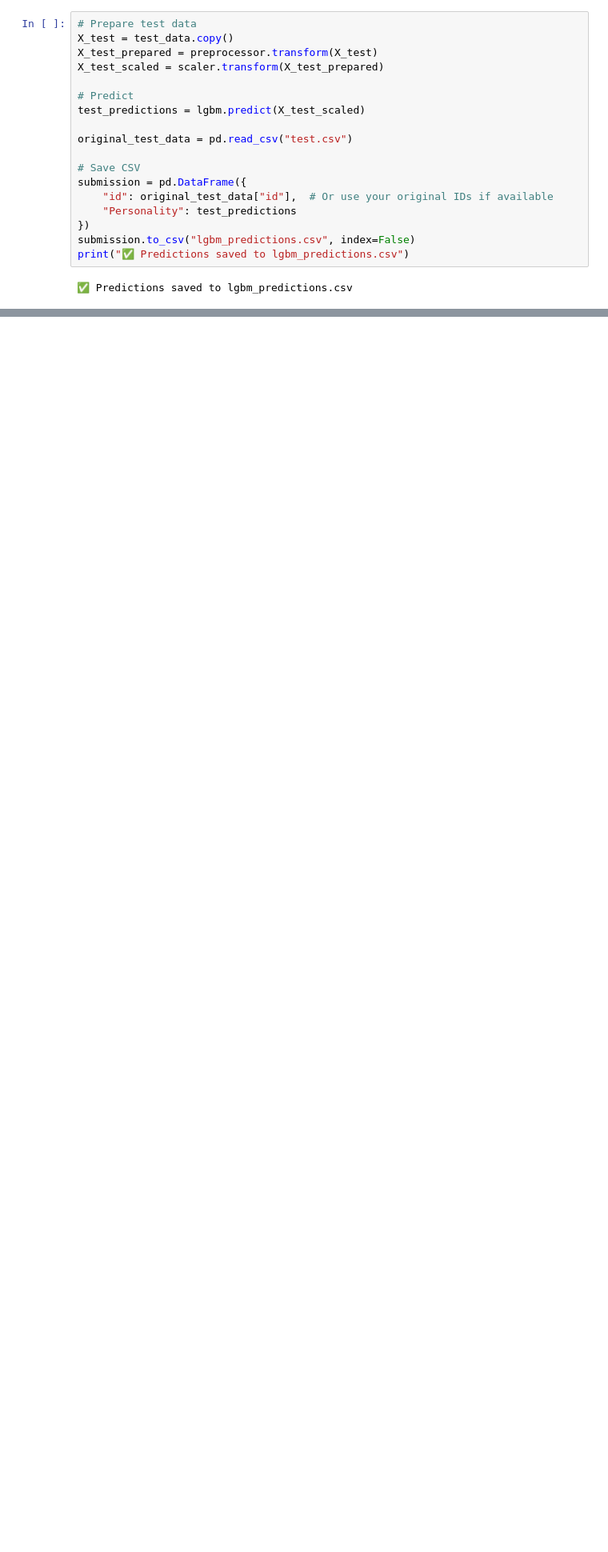
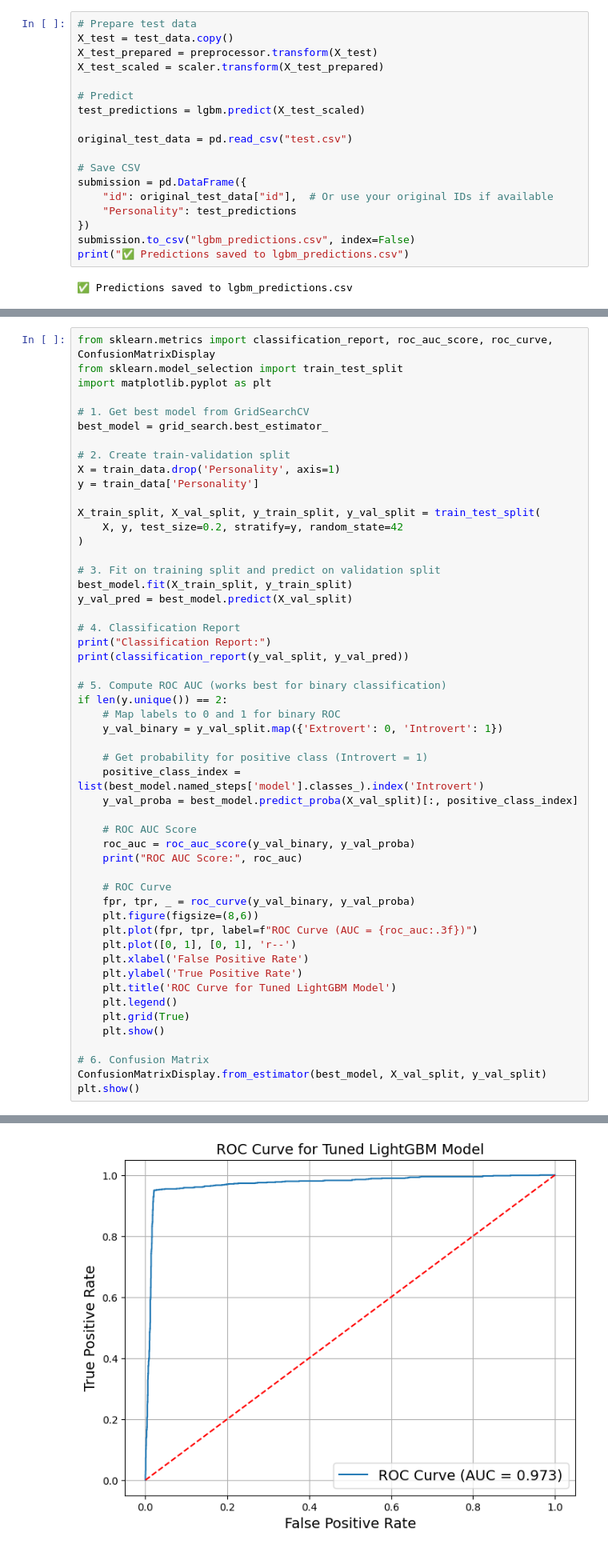
Before and after one commit to DevJustinTech/Personality-Tester, a Jupyter notebook: pgg.ipynb, the cells around one changed output, grey strips where cells are left out. Shown: that part at 80% size. Cells and saved outputs as stored; diff of their text form; blank space fills up the shorter version.

Commit message:
Add tuned LightGBM model and updated prediction notebook

```diff
--- a/pgg.ipynb
+++ b/pgg.ipynb
@@ -708,0 +777,53 @@ print("✅ Predictions saved to lgbm_predictions.csv")
+# %%
+from sklearn.metrics import classification_report, roc_auc_score, roc_curve, ConfusionMatrixDisplay
+from sklearn.model_selection import train_test_split
+import matplotlib.pyplot as plt
+
+# 1. Get best model from GridSearchCV
+best_model = grid_search.best_estimator_
+
+# 2. Create train-validation split
+X = train_data.drop('Personality', axis=1)
+y = train_data['Personality']
+
+X_train_split, X_val_split, y_train_split, y_val_split = train_test_split(
+    X, y, test_size=0.2, stratify=y, random_state=42
+)
+
+# 3. Fit on training split and predict on validation split
+best_model.fit(X_train_split, y_train_split)
+y_val_pred = best_model.predict(X_val_split)
+
+# 4. Classification Report
+print("Classification Report:")
+print(classification_report(y_val_split, y_val_pred))
+
+# 5. Compute ROC AUC (works best for binary classification)
+if len(y.unique()) == 2:
+    # Map labels to 0 and 1 for binary ROC
+    y_val_binary = y_val_split.map({'Extrovert': 0, 'Introvert': 1})
+
+    # Get probability for positive class (Introvert = 1)
+    positive_class_index = list(best_model.named_steps['model'].classes_).index('Introvert')
+    y_val_proba = best_model.predict_proba(X_val_split)[:, positive_class_index]
+
+    # ROC AUC Score
+    roc_auc = roc_auc_score(y_val_binary, y_val_proba)
+    print("ROC AUC Score:", roc_auc)
+
+    # ROC Curve
+    fpr, tpr, _ = roc_curve(y_val_binary, y_val_proba)
+    plt.figure(figsize=(8,6))
+    plt.plot(fpr, tpr, label=f"ROC Curve (AUC = {roc_auc:.3f})")
+    plt.plot([0, 1], [0, 1], 'r--')
+    plt.xlabel('False Positive Rate')
+    plt.ylabel('True Positive Rate')
+    plt.title('ROC Curve for Tuned LightGBM Model')
+    plt.legend()
+    plt.grid(True)
+    plt.show()
+
+# 6. Confusion Matrix
+ConfusionMatrixDisplay.from_estimator(best_model, X_val_split, y_val_split)
+plt.show()
+# %% [output]
@@ -708,0 +848 @@ print("✅ Predictions saved to lgbm_predictions.csv")
+[figure, added]
```
Also changed, not shown: parts of 31 cells of this notebook, 4 other files.
